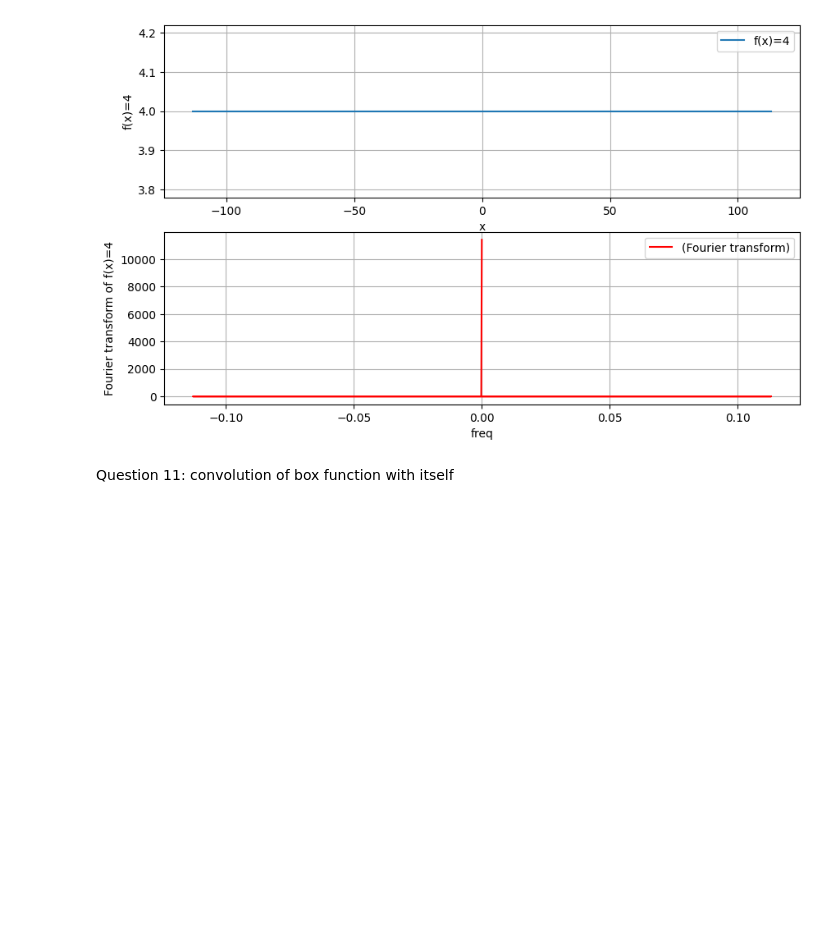
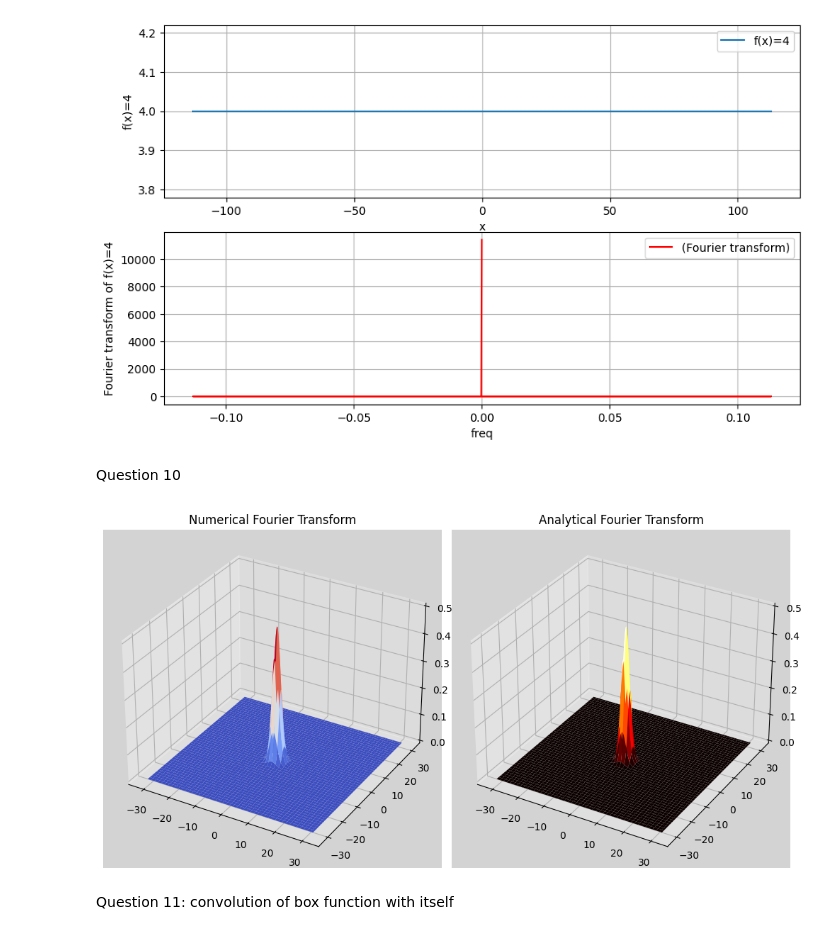
Before and after one commit to Tagtshen/Assignment-1-Computational-physics, a Jupyter notebook: A3_Tagtshen.ipynb, the cells around one changed output. Drawn from its saved outputs; the diff is of its cells as text; code cells hidden in the pictures; blank space fills up the shorter version.

```diff
--- a/A3_Tagtshen.ipynb
+++ b/A3_Tagtshen.ipynb
@@ -164,6 +164,52 @@ plt.legend()
 plt.show()
 # %% [output]
 [figure]
+# %% [markdown]
+Question 10
+# %%
+import numpy as np
+import matplotlib.pyplot as plt
+# 2 dimensional funciton we have to create a mesh grid
+min = -50
+max=50
+n= 1001
+d = (max-min)/(n-1)
+x = np.linspace(min,max,n)
+y = np.linspace(min, max,n)
+X,Y= np.meshgrid(x, y)
+
+
+Z= np.exp(-(X**2 + Y**2))# the function we are interested in which takes two inputs
+
+FT_Z = np.fft.fft2(Z,norm="ortho")# two dimensional fourier transform
+ftz= np.fft.fftshift(FT_Z)#shift
+#creating mesh grid for K values
+kx = (2*np.pi/(n*d))*np.arange(-(n-1)/2,(n-1)/2+1)
+ky = (2*np.pi/(n*d))*np.arange(-(n-1)/2,(n-1)/2+1)
+kxg, kyg = np.meshgrid(kx, ky)
+ft_z = (d**2)*(n/(2*np.pi))*np.exp(-1j*(kxg*np.min(x)+kyg*np.min(y)))*ftz
+
+
+#the analytical value of the 2d fourier transform is given by
+FG= 0.5*np.exp(-(kxg**2+kyg**2)/4)
+
+
+#Plotting the figures
+fig = plt.figure(figsize=(10, 8))
+ax1 = fig.add_subplot(121, projection='3d', facecolor='lightgrey')
+ax1.plot_surface(kxg, kyg, ft_z, cmap='coolwarm', edgecolor='none')
+ax1.set_title('Numerical Fourier Transform')
+ax1.set_facecolor('lightgrey')
+
+ax2 = fig.add_subplot(122, projection='3d', facecolor='lightgrey')
+ax2.plot_surface(kxg, kyg, FG, cmap='hot', edgecolor='none')
+ax2.set_title('Analytical Fourier Transform')
+ax2.set_facecolor('lightgrey')
+
+plt.tight_layout()
+plt.show()
+# %% [output]
+[figure, added]
 # %% [markdown]
 Question 11: convolution of box function with itself
 # %%
```
Also changed, not shown: parts of 3 cells of this notebook.
